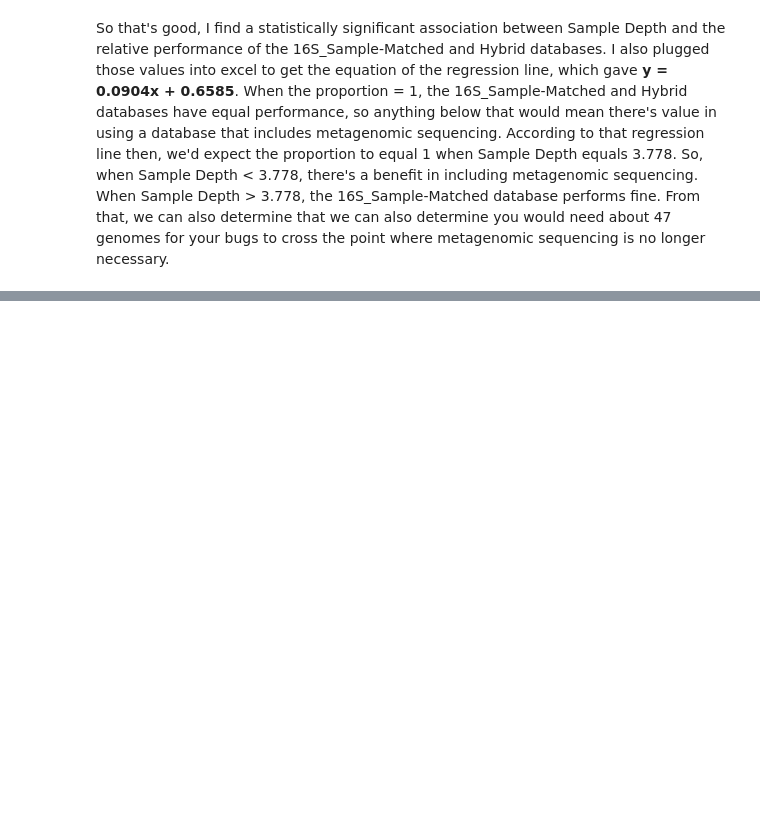
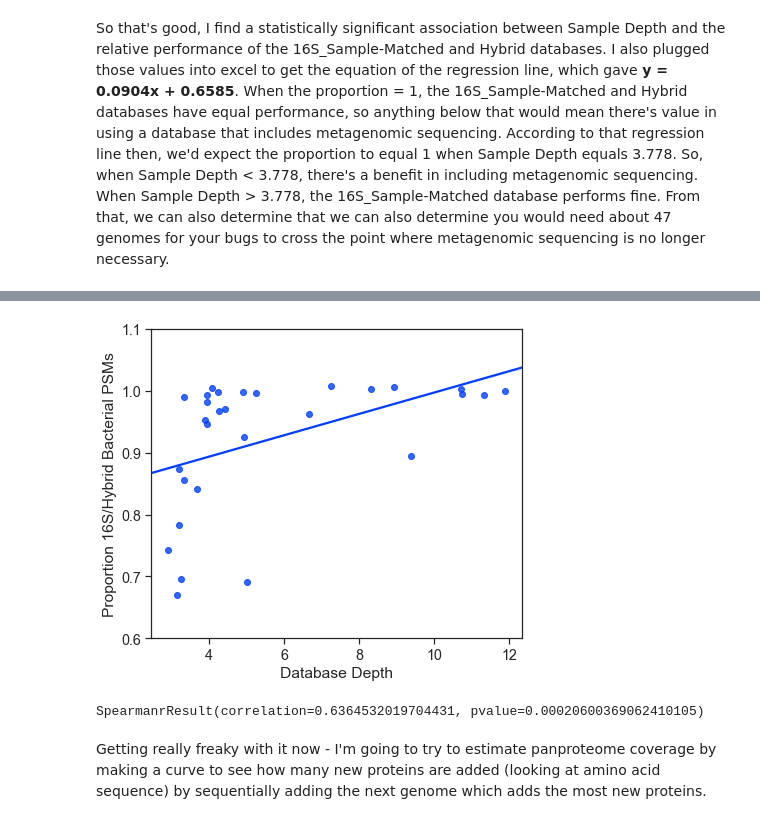
Before and after one commit to platipenguin/metaproteomics-database-optimization, a Jupyter notebook: jupyter_notebooks/Hybrid Outperformance.ipynb, the cells around one changed output, grey strips where cells are left out. Saved outputs shown, nothing was run; the diff lists cells and outputs as text; code cells hidden in the pictures; blank space fills up the shorter version.

```diff
--- a/jupyter_notebooks/Hybrid Outperformance.ipynb
+++ b/jupyter_notebooks/Hybrid Outperformance.ipynb
@@ -115,0 +255,29 @@ So that's good, I find a statistically significant association between Sample De
+# %%
+# Calculate sample depth using the natural log of tryptic peptides we have for each organism, and dividing by the shannon diversity
+sampleDepth = []
+for sample in SAMPLE_NAMES:
+    sampleData = abundanceData.loc[abundanceData['sample'] == int(sample)]
+    vals = []
+    shannon = []
+    for index, row in sampleData.iterrows():
+        ra = row['abundance'] / 100
+        if row['taxa'] in trypticCounts.keys():
+            vals.append(math.log(1 + trypticCounts[row['taxa']]) * ra)
+            shannon.append(ra * math.log(ra))
+        else:
+            vals.append(0)
+    sampleDepth.append(sum(vals) / (1 + (-1 * (sum(shannon)))))
+# %%
+setPlt(size=(6, 5), ylim=(0.6, 1.1))
+proportionVSDepthDF = pd.DataFrame({'Database Depth':sampleDepth, 'Proportion 16S/Hybrid Bacterial PSMs':TvsHProportion, 'BV':BV_STATUS})
+depthGraph = sns.regplot(x='Database Depth', y='Proportion 16S/Hybrid Bacterial PSMs', data=proportionVSDepthDF, ci=1)
+saveFig(depthGraph, figPath.joinpath('depth3_correlation.png'))
+# %% [output]
+[figure, added]
+# %%
+# Test whether there's a statistically significant association between tryptic peptide Sample Depth and Proportion of Tailored:Hybrid bacterial PSMs
+stats.spearmanr(TvsHProportion, sampleDepth)
+# %% [output]
+SpearmanrResult(correlation=0.6364532019704431, pvalue=0.00020600369062410105)
+# %% [markdown]
+Getting really freaky with it now - I'm going to try to estimate panproteome coverage by making a curve to see how many new proteins are added (looking at amino acid sequence) by sequentially adding the next genome which adds the most new proteins.
```
Also changed, not shown: parts of 20 cells of this notebook.
